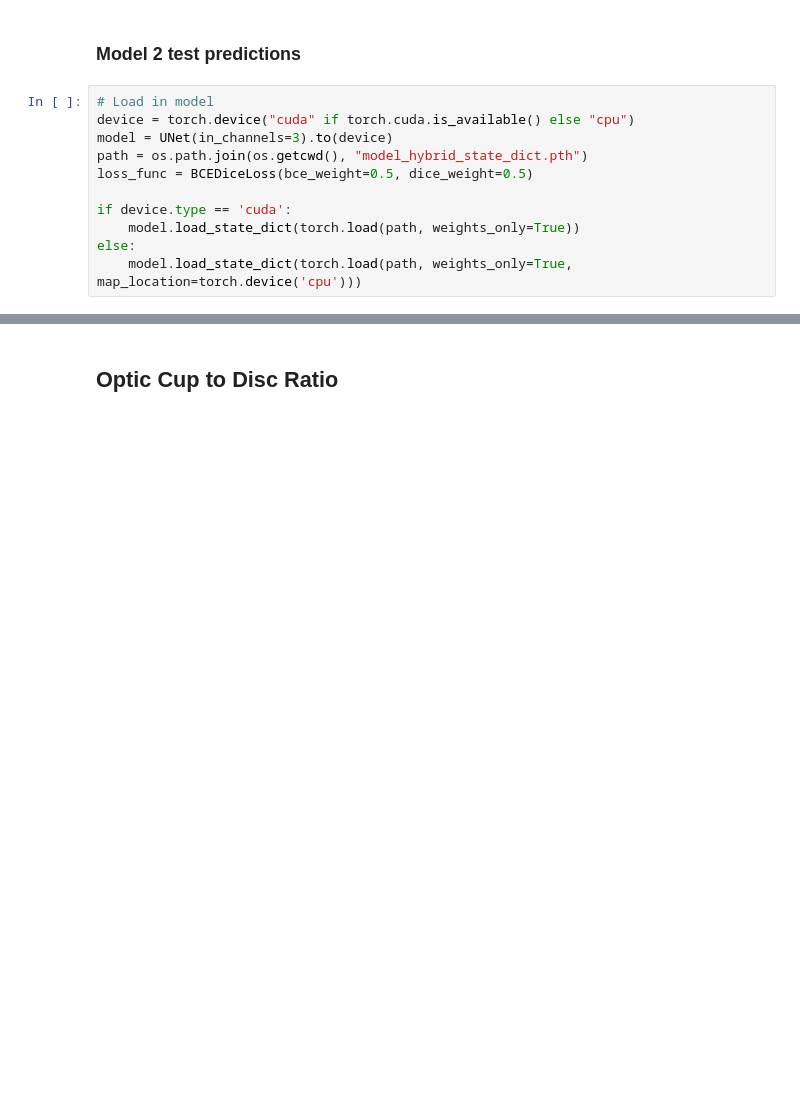
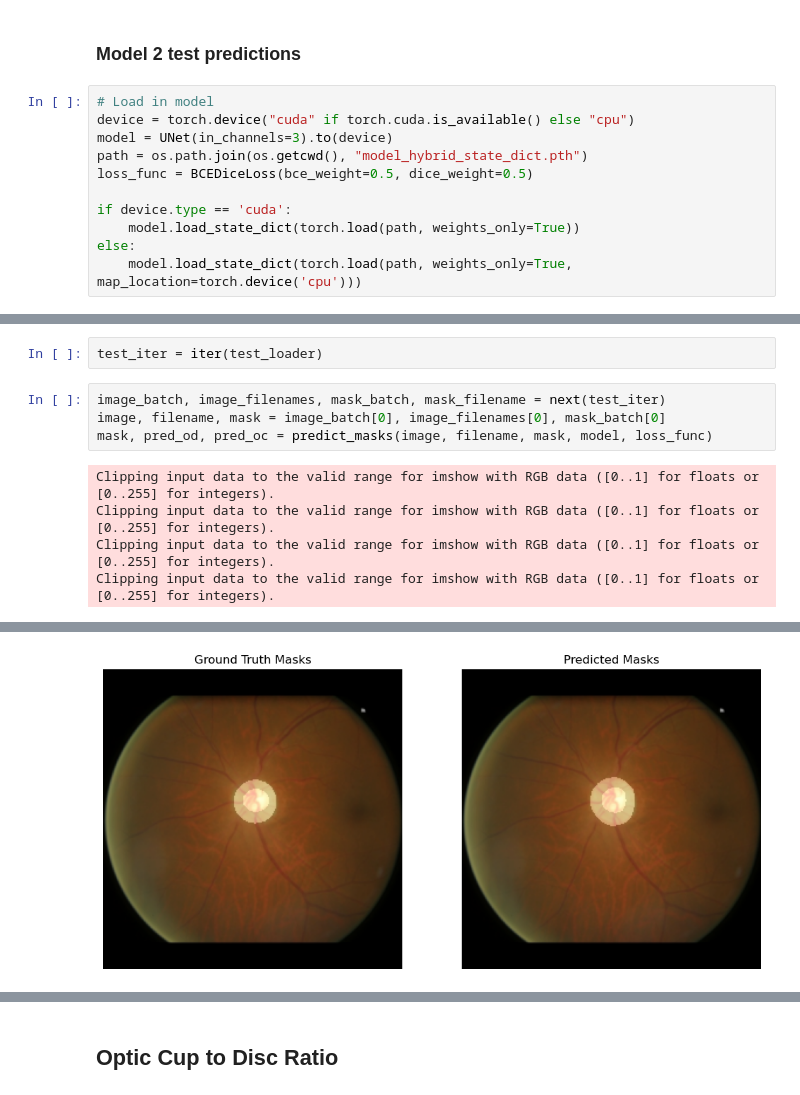
Before and after one commit to tc2fh/DISC_View, a Jupyter notebook: unet/unet_segmentation.ipynb, the cells around one changed output, grey strips where cells are left out. Saved outputs shown, nothing was run; the diff lists cells and outputs as text; blank space fills up the shorter version.

```diff
--- a/unet/unet_segmentation.ipynb
+++ b/unet/unet_segmentation.ipynb
@@ -351,0 +343,11 @@ Optic Cup Loss: 0.03980641067028046
+# %%
+test_iter = iter(test_loader)
+# %%
+image_batch, image_filenames, mask_batch, mask_filename = next(test_iter)
+image, filename, mask = image_batch[0], image_filenames[0], mask_batch[0]
+mask, pred_od, pred_oc = predict_masks(image, filename, mask, model, loss_func)
+# %% [output]
+Clipping input data to the valid range for imshow with RGB data ([0..1] for floats or [0..255] for integers).
+Clipping input data to the valid range for imshow with RGB data ([0..1] for floats or [0..255] for integers).
+Clipping input data to the valid range for imshow with RGB data ([0..1] for floats or [0..255] for integers).
+Clipping input data to the valid range for imshow with RGB data ([0..1] for floats or [0..255] for integers).
@@ -352,3 +356,4 @@ Optic Cup Loss: 0.03980641067028046
+[figure, added]
 # %%
 fig, ax = plt.subplots(2, 2, figsize=(8,8))
 
```
Also changed, not shown: parts of 19 cells of this notebook.
